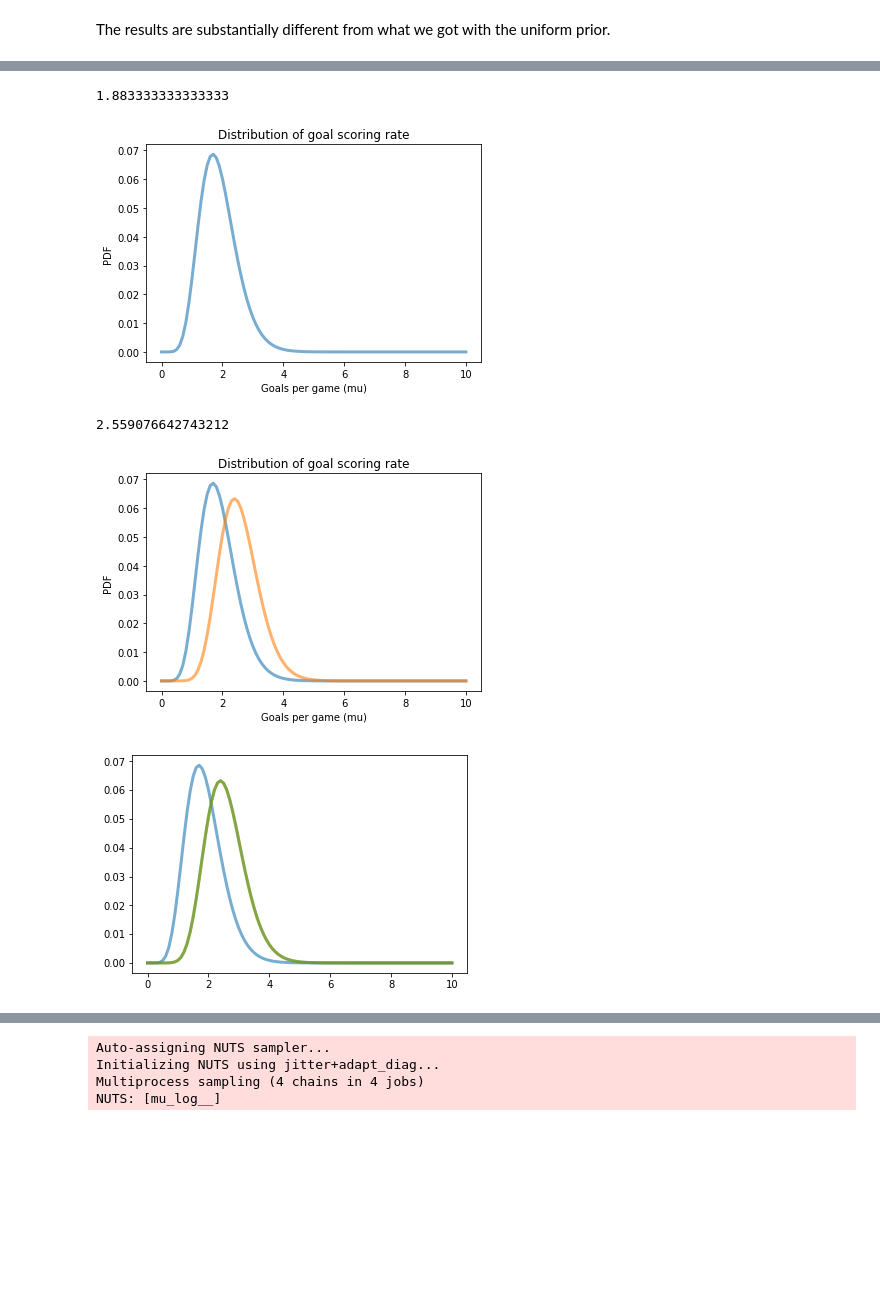
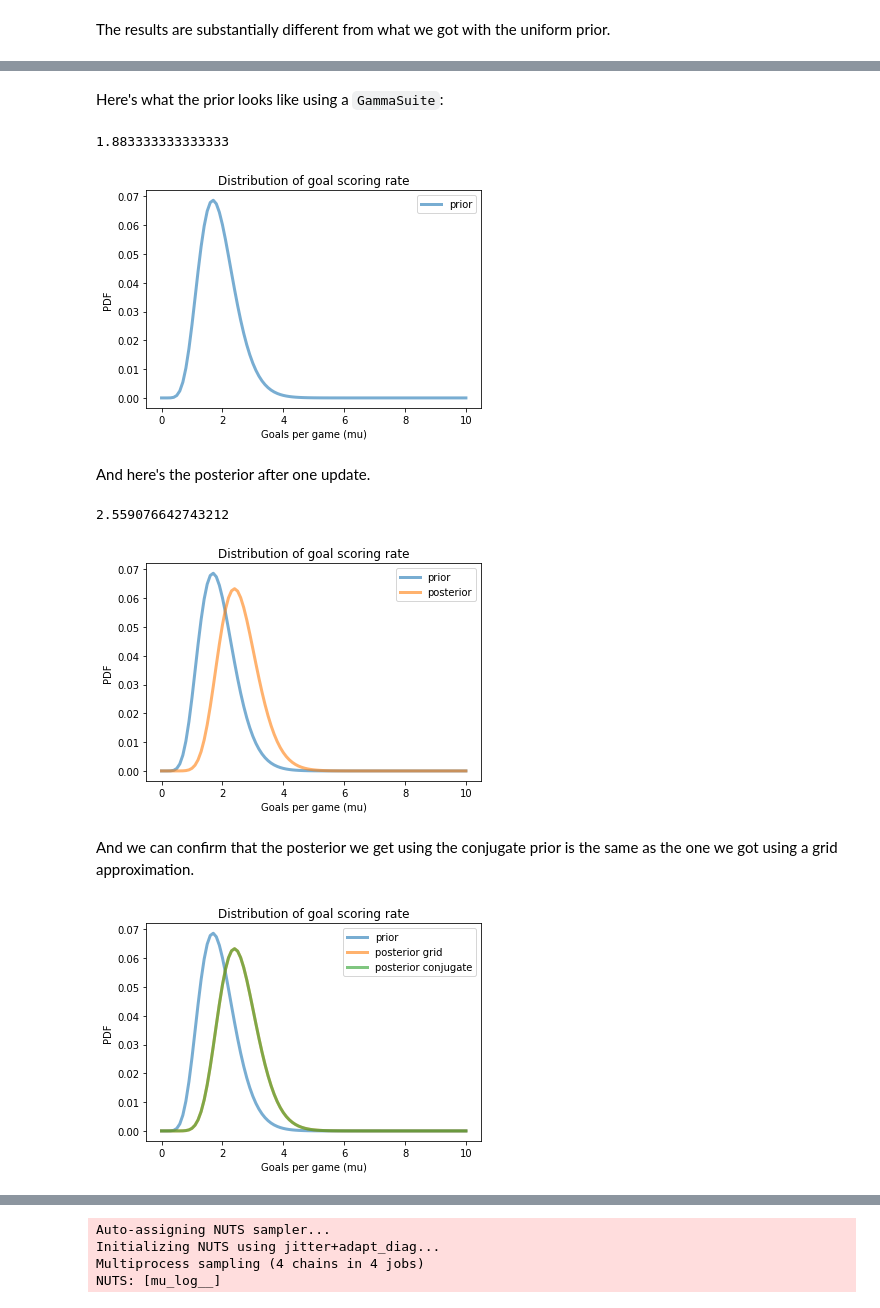
Before and after one commit to AllenDowney/BayesMadeSimple, a Jupyter notebook: zigzag.ipynb, the cells around one changed output, grey strips where cells are left out. Saved outputs shown, nothing was run; the diff lists cells and outputs as text; code cells hidden in the pictures; blank space fills up the shorter version.

```diff
--- a/zigzag.ipynb
+++ b/zigzag.ipynb
@@ -310,10 +358,10 @@ class Suite(Pmf):
             self[hypo] *= like_func(data, hypo)
         self.normalize()
 
-    def plot(self, label=None):
+    def plot(self, **options):
         """Plot the hypotheses and their probabilities."""
         xs, ps = self.sorted_items()
-        plt.plot(xs, ps, label=label, **plot_options)
+        plot(xs, ps, **options)
 
 
 def pdf_rate():
@@ -321,9 +369,7 @@ def pdf_rate():
     plt.xlabel('Goals per game (mu)')
     plt.ylabel('PDF')
     plt.title('Distribution of goal scoring rate')
-    plt.legend()
-
-#TODO: Write a version of legend that checks for labels.
+    legend()
 # %% [markdown]
 I'll start with a uniform prior just to keep things simple.  We'll choose a better prior later.
 # %%
@@ -387,2 +417,14 @@ theta
+# %%
+def estimate_gamma_params(xs):
+    """Estimate the parameters of a gamma distribution.
+
+    See https://en.wikipedia.org/wiki/Gamma_distribution#Parameter_estimation
+    """
+    s = np.log(np.mean(xs)) - np.mean(np.log(xs))
+    k = (3 - s + np.sqrt((s-3)**2 + 24*s)) / 12 / s
+    theta = np.mean(xs) / k
+    alpha = k
+    beta = 1 / theta
+    return alpha, beta
 # %% [markdown]
 From here on, I'll use the other way to parameterize the gamma distribution, with `alpha` and `beta`:
@@ -391,0 +431,3 @@ beta = 1 / theta
+# %%
+alpha, beta = estimate_gamma_params(xs)
+alpha, beta
@@ -477,37 +539,55 @@ pdf_rate()
 # %%
 class GammaSuite:
+
     def __init__(self, alpha, beta):
+        """Initialize.
+
+        alpha, beta: parameters
+        dist: frozen distribution from scipy.stats
+        """
         self.alpha = alpha
         self.beta = beta
         self.dist = make_gamma_dist(alpha, beta)
 
-    def plot(self, xs):
+    def plot(self, xs, **options):
+        """Plot the suite.
+
+        xs: locations where we should evaluate the PDF.
+        """
         ps = self.dist.pdf(xs)
         ps /= np.sum(ps)
-        plt.plot(xs, ps, **plot_options)
+        plot(xs, ps, **options)
 
     def bayes_update(self, data):
         return GammaSuite(self.alpha+data, self.beta+1)
+# %% [markdown]
+Here's what the prior looks like using a `GammaSuite`:
 # %%
 gamma_prior = GammaSuite(alpha, beta)
-gamma_prior.plot(hypo_mu)
+gamma_prior.plot(hypo_mu, label='prior')
 pdf_rate()
 gamma_prior.dist.mean()
 # %% [output]
 1.883333333333333
-[figure, old version]
+[figure, new version]
+# %% [markdown]
+And here's the posterior after one update.
 # %%
 gamma_posterior = gamma_prior.bayes_update(6)
-gamma_prior.plot(hypo_mu)
-gamma_posterior.plot(hypo_mu)
+
+gamma_prior.plot(hypo_mu, label='prior')
+gamma_posterior.plot(hypo_mu, label='posterior')
 pdf_rate()
 gamma_posterior.dist.mean()
 # %% [output]
 2.559076642743212
-[figure, old version]
+[figure, new version]
+# %% [markdown]
+And we can confirm that the posterior we get using the conjugate prior is the same as the one we got using a grid approximation.
 # %%
-gamma_prior.plot(hypo_mu)
-posterior.plot()
-gamma_posterior.plot(hypo_mu)
+gamma_prior.plot(hypo_mu, label='prior')
+posterior.plot(label='posterior grid')
+gamma_posterior.plot(hypo_mu, label='posterior conjugate')
+pdf_rate()
 # %% [output]
-[figure, old version]
+[figure, new version]
```
Also changed, not shown: parts of 140 cells of this notebook.
